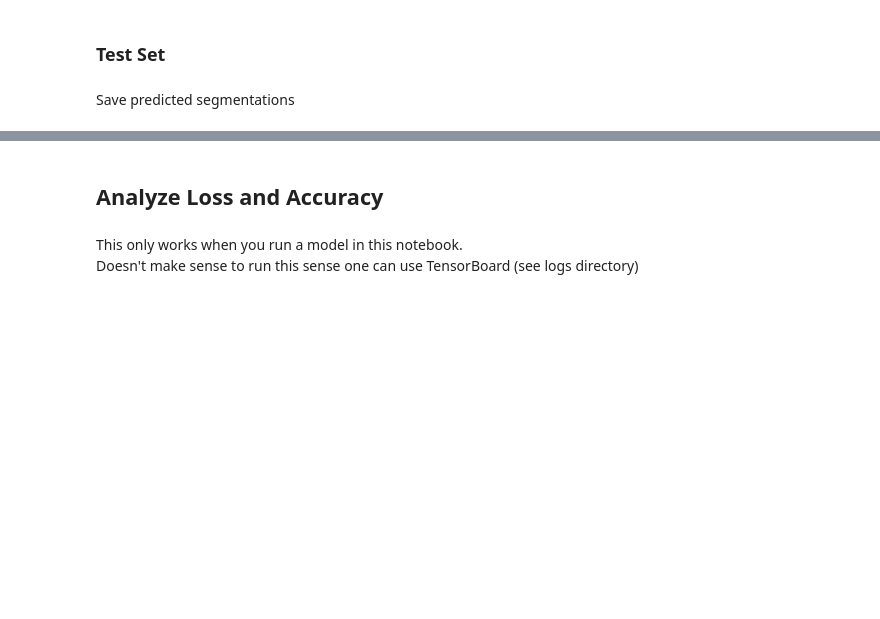
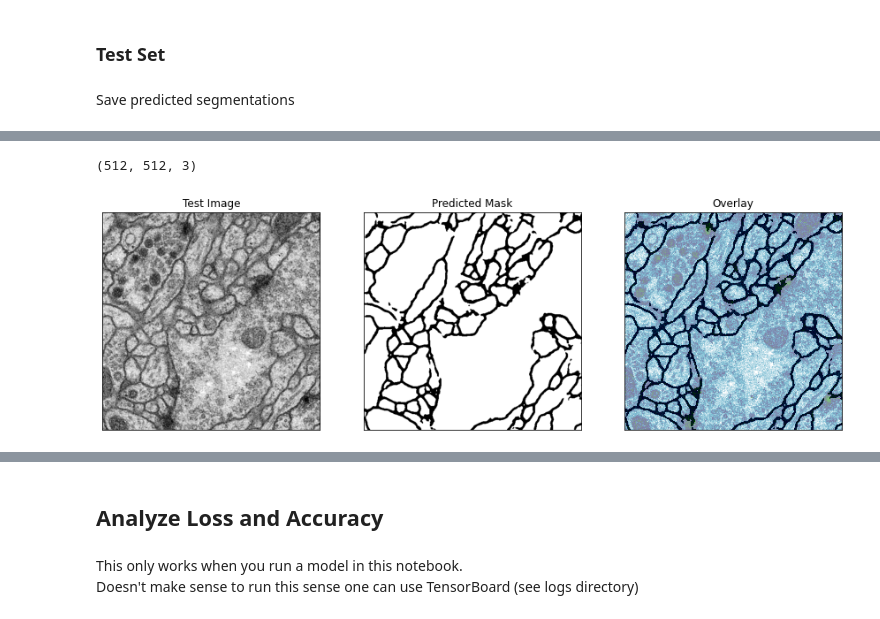
Before and after one commit to edchandler00/unet, a Jupyter notebook: train_unet.ipynb, the cells around one changed output, grey strips where cells are left out. Saved outputs shown, nothing was run; the diff lists cells and outputs as text; code cells hidden in the pictures; blank space fills up the shorter version.

Commit message:
Prediction Results and Clean up
Viewing predictions has been streamlined.
Got rid of some clutter.

```diff
--- a/train_unet.ipynb
+++ b/train_unet.ipynb
@@ -224,0 +218,35 @@ for f in os.listdir("data/test_set/images/"):
+# %%
+image.img_to_array(test_img).shape
+# %% [output]
+(512, 512, 3)
+# %%
+img_to_compare = 0
+test_img = image.load_img("data/test_set/images/{}.png".format(img_to_compare))
+img_mask = image.load_img("data/test_set/predictions/20200831-032132_lr001/{}.png".format(img_to_compare))
+
+fig, (ax1, ax2, ax3) = plt.subplots(1,3)
+fig.set_size_inches(15, 10)
+
+ax1.imshow(test_img, cmap="ocean")
+ax1.set_title("Test Image")
+ax1.tick_params(left=False,
+                bottom=False,
+                labelleft=False,
+                labelbottom=False)
+
+ax2.imshow(img_mask)
+ax2.set_title("Predicted Mask")
+ax2.tick_params(left=False,
+                bottom=False,
+                labelleft=False,
+                labelbottom=False)
+
+ax3.imshow(image.img_to_array(test_img)[:,:,0]/255.0, cmap="ocean", interpolation="none") # need to only get one channel, otherwise cmap is ignored
+ax3.imshow(image.img_to_array(img_mask)[:,:,0]/255.0, cmap="gray", alpha=0.5, interpolation="none")
+ax3.set_title("Overlay")
+ax3.tick_params(left=False,
+                bottom=False,
+                labelleft=False,
+                labelbottom=False)
+# %% [output]
+[figure, added]
```
Also changed, not shown: parts of 7 cells of this notebook, 1 other file.
